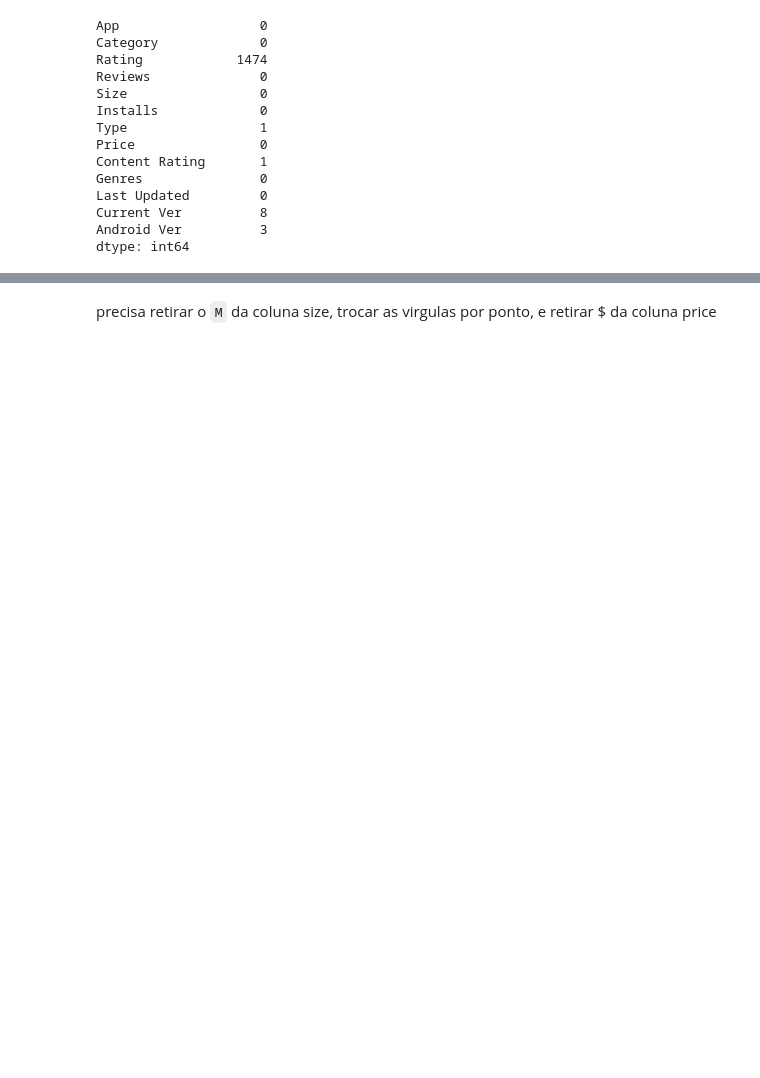
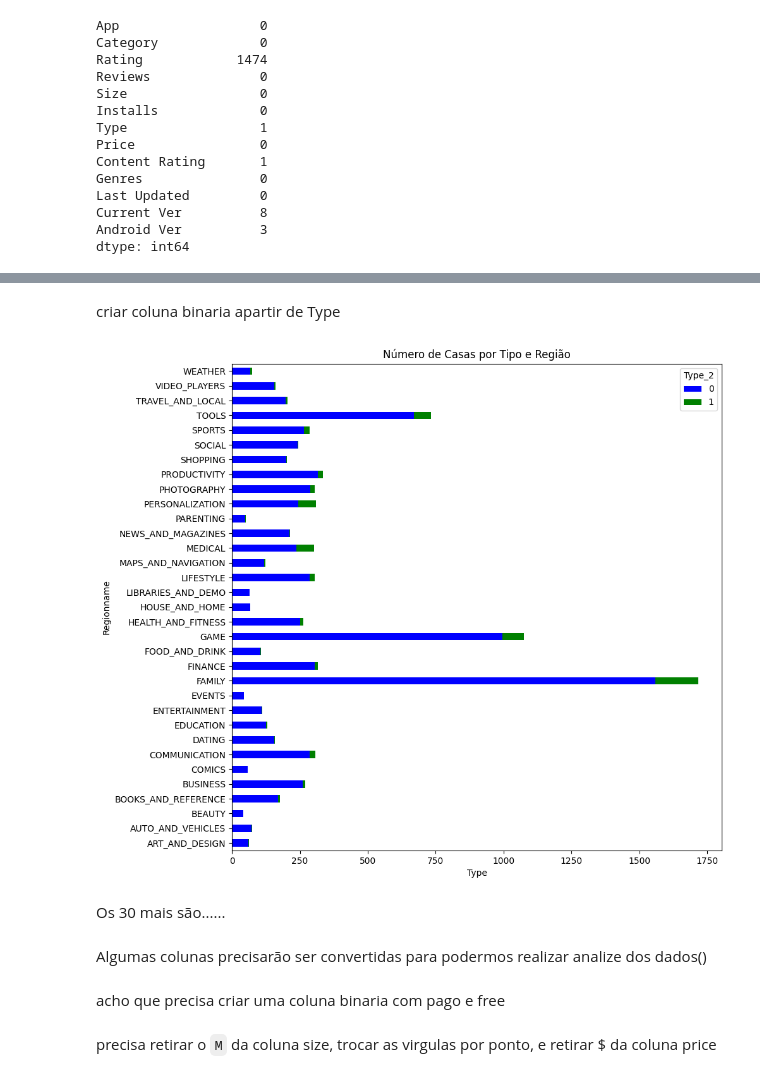
Before and after one commit to Riguini/Google-Play-Store-Apps, a Jupyter notebook: projeto_Google_Play_Store_Apps.ipynb, the cells around one changed output, grey strips where cells are left out. Drawn from its saved outputs; the diff is of its cells as text; code cells hidden in the pictures; blank space fills up the shorter version.

```diff
--- a/projeto_Google_Play_Store_Apps.ipynb
+++ b/projeto_Google_Play_Store_Apps.ipynb
@@ -145,0 +213,19 @@ Existem algumas colunas que para fazerem sentido na analise, devem ser alteradas
+# %% [markdown]
+criar coluna binaria apartir de Type
+# %%
+df['Type_2'] = df['Type'].map(lambda x:0 if x =='Free' else 1)
+# %%
+dados_grouped = df.groupby(['Category', 'Type_2',])['Category'].count().unstack()
+# ordenando os tipos de imóveis em ordem decrescente de número de casas
+dados_grouped = dados_grouped.sort_values(by='Category', ascending=True)
+fig, ax = plt.subplots(figsize=(10, 10))
+dados_grouped.plot(kind='barh', stacked=True, ax=ax,color=['blue', 'green', 'red'])
+ax.set_title('Número de Casas por Tipo e Região')
+ax.set_xlabel('Type')
+ax.set_ylabel('Regionname')
+plt.xticks(rotation = 0)
+plt.show()
+# %% [output]
+[figure, added]
+# %% [markdown]
+Os 30 mais são......
@@ -146,2 +236,6 @@ Existem algumas colunas que para fazerem sentido na analise, devem ser alteradas
+# %% [markdown]
+Algumas colunas precisarão ser convertidas para podermos realizar analize dos dados()
+# %% [markdown]
+acho que precisa criar uma coluna binaria com pago e free
 # %% [markdown]
 precisa retirar o `M` da coluna size, trocar as virgulas por ponto, e retirar $ da coluna price
```
Also changed, not shown: parts of 57 cells of this notebook.
